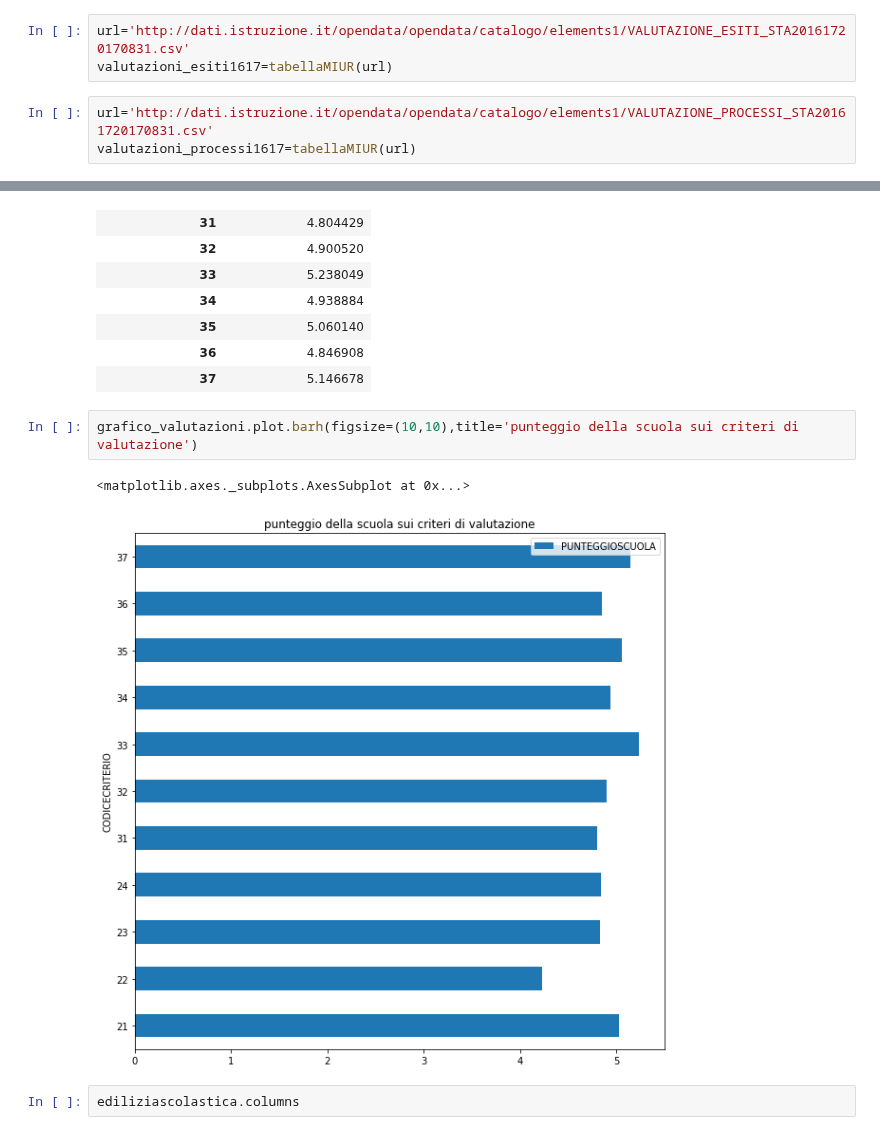
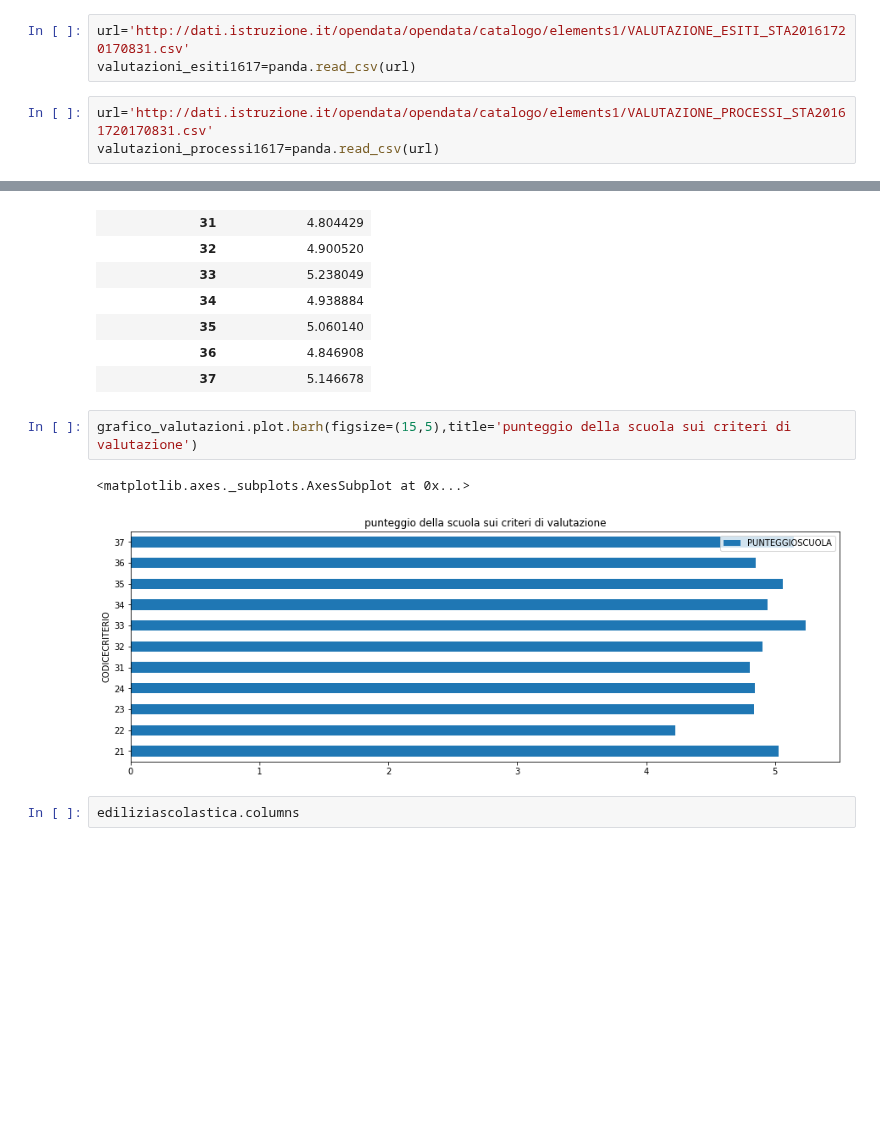
Before and after one commit to napo/opendatamiur, a Jupyter notebook: MIUR_OpenData.ipynb, the cells around one changed output, grey strips where cells are left out. Drawn from its saved outputs; the diff is of its cells as text; blank space fills up the shorter version.

```diff
--- a/MIUR_OpenData.ipynb
+++ b/MIUR_OpenData.ipynb
@@ -498,10 +475,10 @@ scuole_italiane.groupby(scuole_italiane.REGIONE).size().plot.bar(figsize=(15,8),
 # SISTEMA NAZIONALE DI VALUTAZIONE
 # %%
 url='http://dati.istruzione.it/opendata/opendata/catalogo/elements1/VALUTAZIONE_ESITI_STA20161720170831.csv'
-valutazioni_esiti1617=tabellaMIUR(url)
+valutazioni_esiti1617=panda.read_csv(url)
 # %%
 url='http://dati.istruzione.it/opendata/opendata/catalogo/elements1/VALUTAZIONE_PROCESSI_STA20161720170831.csv'
-valutazioni_processi1617=tabellaMIUR(url)
+valutazioni_processi1617=panda.read_csv(url)
 # %% [markdown]
 ## criteri di valutazione
 # %%
@@ -999,10 +976,10 @@ grafico_valutazioni
 | 36 | 4.846908 |
 | 37 | 5.146678 |
 # %%
-grafico_valutazioni.plot.barh(figsize=(10,10),title='punteggio della scuola sui criteri di valutazione')
+grafico_valutazioni.plot.barh(figsize=(15,5),title='punteggio della scuola sui criteri di valutazione')
 # %% [output]
 <matplotlib.axes._subplots.AxesSubplot at 0x...>
-[figure, old version]
+[figure, new version]
 # %%
 ediliziascolastica.columns
 # %% [output]
```
Also changed, not shown: parts of 19 cells of this notebook.
